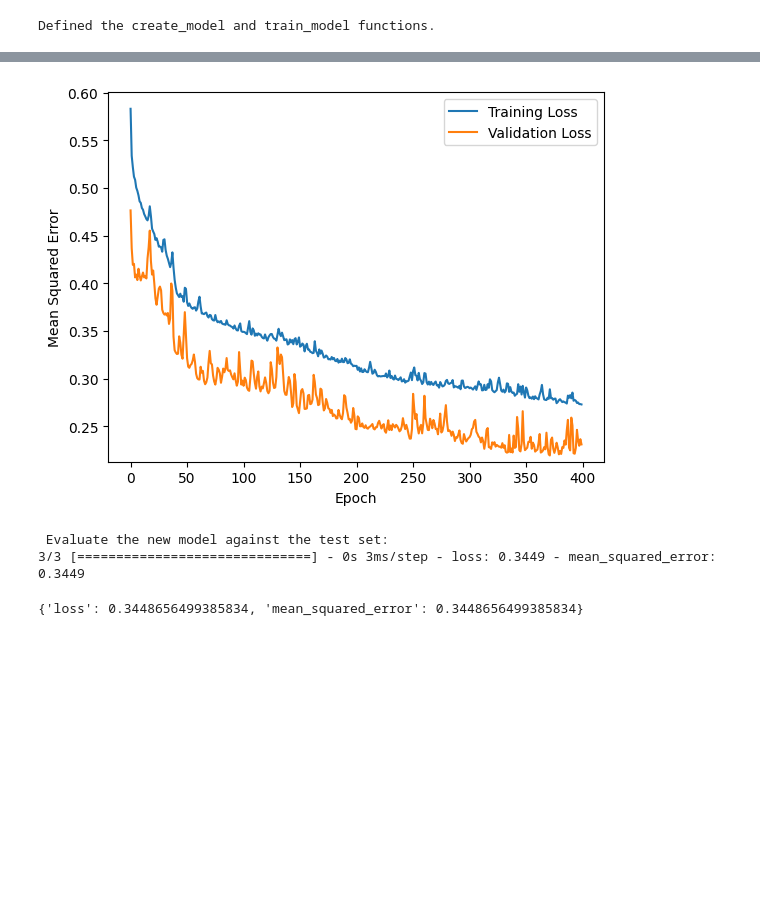
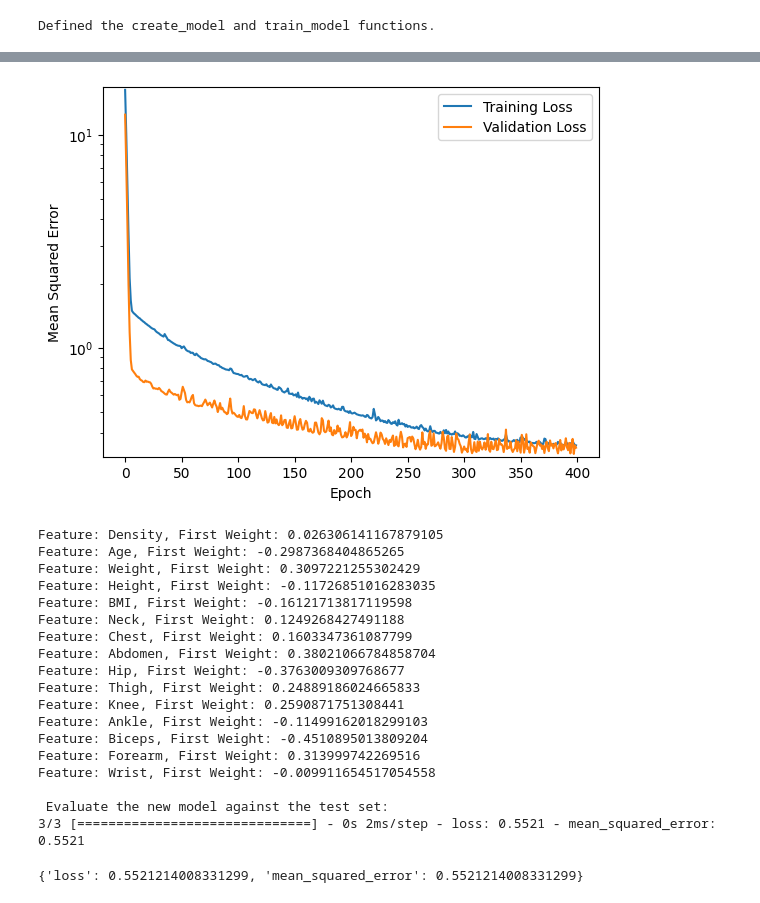
Before and after one commit to Stegi56/Body-Fat-Estimator, a Jupyter notebook: model.ipynb, the cells around one changed output, grey strips where cells are left out. Drawn from its saved outputs; the diff is of its cells as text; code cells hidden in the pictures; blank space fills up the shorter version.

```diff
--- a/model.ipynb
+++ b/model.ipynb
@@ -53,6 +56,9 @@ inputs = {
     'Height':
         tf.keras.layers.Input(shape=(1,), dtype=tf.float32,
                               name='Height'),
+    'BMI':
+        tf.keras.layers.Input(shape=(1,), dtype=tf.float32,
+                              name='BMI'),
     'Neck':
         tf.keras.layers.Input(shape=(1,), dtype=tf.float32,
                               name='Neck'),
@@ -109,6 +115,18 @@ height = tf.keras.layers.Normalization(
     axis=None)
 height.adapt(trainDF['Height'])
 height = height(inputs.get('Height'))
+
+bmi_boundaries = np.linspace(1.84,12.4, 30+1)
+
+bmi = tf.keras.layers.Normalization(
+    name = 'normalization_neck',
+    axis=None)
+bmi.adapt(trainDF['BMI'])
+bmi = bmi(inputs.get('BMI'))
+
+bmi = tf.keras.layers.Discretization(
+    bin_boundaries=bmi_boundaries,
+    name='discretization_bmi')(bmi)
 
 neck = tf.keras.layers.Normalization(
     name = 'normalization_neck',
@@ -206,9 +224,16 @@ print("Defined the plot_the_loss_curve function.")
 Defined the plot_the_loss_curve function.
 # %%
 #@title Define functions to create and train a linear regression model
-def create_model(my_inputs, my_outputs, my_learning_rate):
+def create_model(my_inputs, my_outputs, my_learning_rate, l2_regularization):
   """Create and compile a simple linear regression model."""
   model = tf.keras.Model(inputs=my_inputs, outputs=my_outputs)
+
+  # Add L2 regularization to all trainable weights in the model.
+  regularizer = tf.keras.regularizers.l2(l2_regularization)
+  for layer in model.layers:
+    for attr in ['kernel_regularizer', 'bias_regularizer']:
+      if hasattr(layer, attr):
+        setattr(layer, attr, regularizer)
 
   # Construct the layers into a model that TensorFlow can execute.
   model.compile(optimizer=tf.keras.optimizers.Adam(
@@ -218,9 +243,7 @@ def create_model(my_inputs, my_outputs, my_learning_rate):
 
   return model
 
-# Create Normalization layers to normalize the median_house_value data.
-# Because median_house_value is our label (i.e., the target value we're
-# predicting), these layers won't be added to our model.
+# Create Normalization layers
 train_bodyfat_normalized = tf.keras.layers.Normalization(axis=None)
 train_bodyfat_normalized.adapt(
     np.array(trainDF['BodyFat']))
@@ -295,16 +318,17 @@ def get_outputs_dnn():
   return outputs
 # %%
 # The following variables are the hyperparameters.
-learning_rate = 0.00012
+learning_rate = 0.00005
 epochs = 400
 batch_size = 20
+l2_regularization = 0.03
 
 # Specify the label
 label_name = "BodyFat"
 
 # Split the original training set into a reduced training set and a
 # validation set.
-validation_split = 0.2
+validation_split = 0.1
 
 dnn_outputs = get_outputs_dnn()
 
@@ -312,7 +336,7 @@ dnn_outputs = get_outputs_dnn()
 my_model = create_model(
     inputs,
     dnn_outputs,
-    learning_rate)
+    learning_rate, l2_regularization)
 
 # Train the model on the normalized training set. We're passing the entire
 # normalized training set, but the model will only use the features
@@ -325,6 +349,15 @@ plot_the_loss_curve(epochs, mse, history["val_mean_squared_error"])
 # against the test set.
 test_features = {name:np.array(value) for name, value in testDF.items()}
 test_label = test_bodyfat_normalized(np.array(test_features.pop(label_name))) # isolate the label
+
+input_layer = my_model.layers[16]
+weights, biases = input_layer.get_weights()
+
+for feature_name, weight in zip(inputs, weights):
+    first_weight = weight[0]
+    print(f"Feature: {feature_name}, First Weight: {first_weight}")
+
+
 print("\n Evaluate the new model against the test set:")
 my_model.evaluate(x = test_features, y = test_label, batch_size=batch_size, return_dict=True)
 # %% [output]
@@ -348,5 +381,21 @@ Epoch 400/400
-[figure, old version]
+[figure, new version]
+Feature: Density, First Weight: 0.026306141167879105
+Feature: Age, First Weight: -0.2987368404865265
+Feature: Weight, First Weight: 0.3097221255302429
+Feature: Height, First Weight: -0.11726851016283035
+Feature: BMI, First Weight: -0.16121713817119598
+Feature: Neck, First Weight: 0.1249268427491188
+Feature: Chest, First Weight: 0.1603347361087799
+Feature: Abdomen, First Weight: 0.38021066784858704
+Feature: Hip, First Weight: -0.3763009309768677
+Feature: Thigh, First Weight: 0.24889186024665833
+Feature: Knee, First Weight: 0.2590871751308441
+Feature: Ankle, First Weight: -0.11499162018299103
+Feature: Biceps, First Weight: -0.4510895013809204
+Feature: Forearm, First Weight: 0.313999742269516
+Feature: Wrist, First Weight: -0.009911654517054558
+
  Evaluate the new model against the test set:
-3/3 [==============================] - 0s 3ms/step - loss: 0.3449 - mean_squared_error: 0.3449
+3/3 [==============================] - 0s 2ms/step - loss: 0.5521 - mean_squared_error: 0.5521
-{'loss': 0.3448656499385834, 'mean_squared_error': 0.3448656499385834}
+{'loss': 0.5521214008331299, 'mean_squared_error': 0.5521214008331299}
 # %%
```
Also changed, not shown: parts of 4 cells of this notebook, 28 other files.
